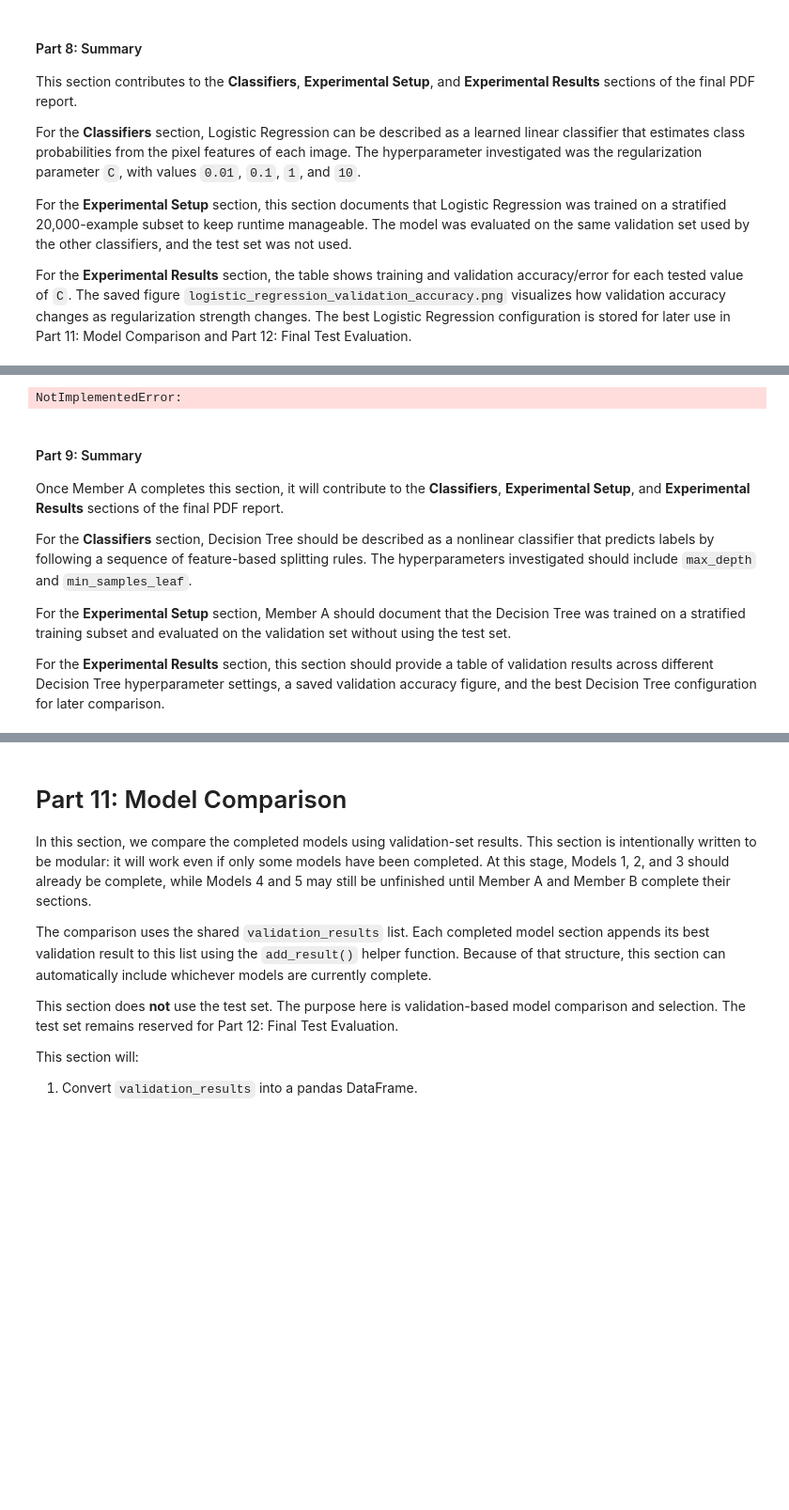
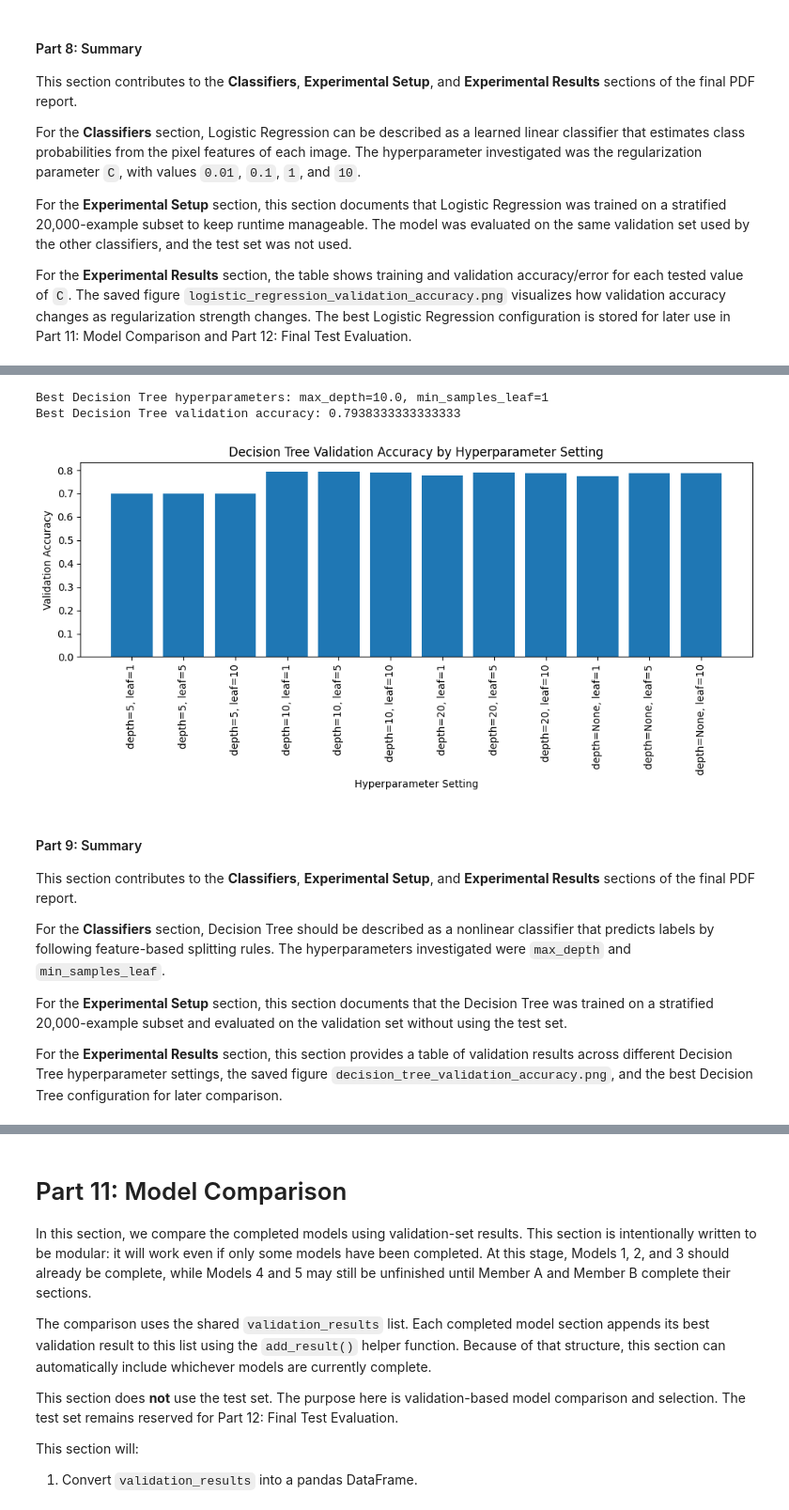
Before and after one commit to jmpeter3-hub/project178, a Jupyter notebook: project.ipynb, the cells around one changed output, grey strips where cells are left out. Shown at 94% size. Drawn from its saved outputs; the diff is of its cells as text; code cells hidden in the pictures; blank space fills up the shorter version.

```diff
--- a/project.ipynb
+++ b/project.ipynb
@@ -1061,23 +1059,24 @@ The test set should not be used in this section.
 # Owner: MEMBER_A
 # ------------------------------------------------------------
 #
-# This section is for Member A.
-# Complete the code only inside the YOUR CODE blocks.
 # Do not use X_test or y_test in this section.
+# This model is trained and selected using training/validation data only.
 
-print("Part 9 is reserved for", MEMBER_A)
-print(MEMBER_A, "should complete the Decision Tree implementation here.")
+print("Running Part 9: Model 4 Decision Tree.")
+print("Recorded owner:", MEMBER_A)
 
 # Hyperparameter values to investigate
 max_depth_values = [5, 10, 20, None]
 min_samples_leaf_values = [1, 5, 10]
 
 # Create a smaller stratified training subset for the Decision Tree model.
-### YOUR CODE STARTS HERE ###
-
-raise NotImplementedError
-
-### YOUR CODE ENDS HERE ###
+X_train_tree, unused_X_tree, y_train_tree, unused_y_tree = train_test_split(
+    X_train,
+    y_train,
+    train_size=20000,
+    random_state=RANDOM_SEED,
+    stratify=y_train
+)
 
 print("Decision Tree training subset shape:", X_train_tree.shape, y_train_tree.shape)
 print("Validation set shape:", X_valid.shape, y_valid.shape)
@@ -1088,12 +1087,23 @@ decision_tree_models = {}
 
 for max_depth in max_depth_values:
     for min_samples_leaf in min_samples_leaf_values:
+        print("Training Decision Tree with max_depth =", max_depth, "and min_samples_leaf =", min_samples_leaf)
 
-        ### YOUR CODE STARTS HERE ###
+        tree_model = DecisionTreeClassifier(
+            max_depth=max_depth,
+            min_samples_leaf=min_samples_leaf,
+            random_state=RANDOM_SEED
+        )
 
-        raise NotImplementedError
+        tree_model.fit(X_train_tree, y_train_tree)
 
-        ### YOUR CODE ENDS HERE ###
+        results = evaluate_classifier(
+            tree_model,
+            X_train_tree,
+            y_train_tree,
+            X_valid,
+            y_valid
+        )
 
         key = (max_depth, min_samples_leaf)
         decision_tree_models[key] = tree_model
@@ -1101,6 +1111,7 @@ for max_depth in max_depth_values:
         decision_tree_results.append({
             "model": "Model 4: Decision Tree",
             "hyperparameters": "max_depth=" + str(max_depth) + ", min_samples_leaf=" + str(min_samples_leaf),
+            "plot_label": "depth=" + str(max_depth) + ", leaf=" + str(min_samples_leaf),
             "max_depth": max_depth,
             "min_samples_leaf": min_samples_leaf,
             "train_accuracy": results["train_accuracy"],
@@ -1117,11 +1128,26 @@ decision_tree_results_df = pd.DataFrame(decision_tree_results)
 display(decision_tree_results_df)
 
 # Select the best Decision Tree model based on validation accuracy.
-### YOUR CODE STARTS HERE ###
+best_decision_tree_index = decision_tree_results_df["valid_accuracy"].idxmax()
+best_decision_tree_row = decision_tree_results_df.loc[best_decision_tree_index]
 
-raise NotImplementedError
+best_max_depth = best_decision_tree_row["max_depth"]
+best_min_samples_leaf = int(best_decision_tree_row["min_samples_leaf"])
 
-### YOUR CODE ENDS HERE ###
+best_key = (best_max_depth, best_min_samples_leaf)
+best_decision_tree_model = decision_tree_models[best_key]
+
+best_decision_tree_results = {
+    "train_accuracy": best_decision_tree_row["train_accuracy"],
+    "valid_accuracy": best_decision_tree_row["valid_accuracy"],
+    "train_error": best_decision_tree_row["train_error"],
+    "valid_error": best_decision_tree_row["valid_error"]
+}
+
+best_decision_tree_hyperparameters = (
+    "max_depth=" + str(best_max_depth) +
+    ", min_samples_leaf=" + str(best_min_samples_leaf)
+)
 
 print("Best Decision Tree hyperparameters:", best_decision_tree_hyperparameters)
 print("Best Decision Tree validation accuracy:", best_decision_tree_results["valid_accuracy"])
@@ -1139,9 +1165,11 @@ add_result(
 # Create and save a model-specific figure.
 figure, axes = plt.subplots(1, 1, figsize=(10, 5))
 
-labels = decision_tree_results_df["hyperparameters"]
+axes.bar(
+    decision_tree_results_df["plot_label"],
+    decision_tree_results_df["valid_accuracy"]
+)
 
-axes.bar(labels, decision_tree_results_df["valid_accuracy"])
 axes.set_title("Decision Tree Validation Accuracy by Hyperparameter Setting")
 axes.set_xlabel("Hyperparameter Setting")
 axes.set_ylabel("Validation Accuracy")
@@ -1156,14 +1211,16 @@ Member A should complete the Decision Tree implementation here.
-NotImplementedError:
+Best Decision Tree hyperparameters: max_depth=10.0, min_samples_leaf=1
+Best Decision Tree validation accuracy: 0.7938333333333333
+[figure, added]
 # %% [markdown]
 #### Part 9: Summary
 
-Once Member A completes this section, it will contribute to the **Classifiers**, **Experimental Setup**, and **Experimental Results** sections of the final PDF report.
+This section contributes to the **Classifiers**, **Experimental Setup**, and **Experimental Results** sections of the final PDF report.
 
-For the **Classifiers** section, Decision Tree should be described as a nonlinear classifier that predicts labels by following a sequence of feature-based splitting rules. The hyperparameters investigated should include `max_depth` and `min_samples_leaf`.
+For the **Classifiers** section, Decision Tree should be described as a nonlinear classifier that predicts labels by following feature-based splitting rules. The hyperparameters investigated were `max_depth` and `min_samples_leaf`.
 
-For the **Experimental Setup** section, Member A should document that the Decision Tree was trained on a stratified training subset and evaluated on the validation set without using the test set.
+For the **Experimental Setup** section, this section documents that the Decision Tree was trained on a stratified 20,000-example subset and evaluated on the validation set without using the test set.
 
-For the **Experimental Results** section, this section should provide a table of validation results across different Decision Tree hyperparameter settings, a saved validation accuracy figure, and the best Decision Tree configuration for later comparison.
+For the **Experimental Results** section, this section provides a table of validation results across different Decision Tree hyperparameter settings, the saved figure `decision_tree_validation_accuracy.png`, and the best Decision Tree configuration for later comparison.
 # %% [markdown]
 # Part 10, Model 5: MLP Classifier
 
```
Also changed, not shown: parts of 9 cells of this notebook, 10 other files.
